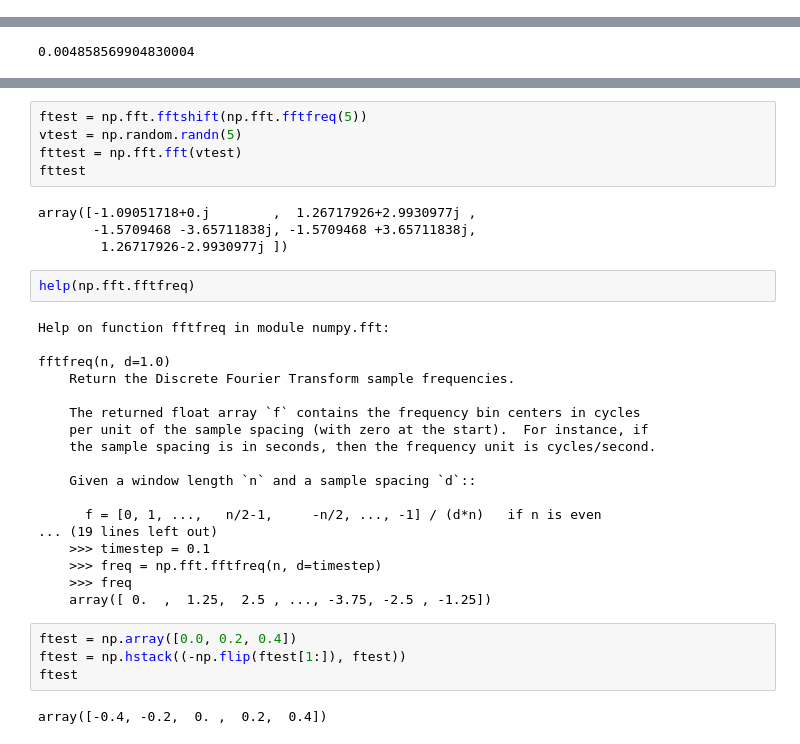
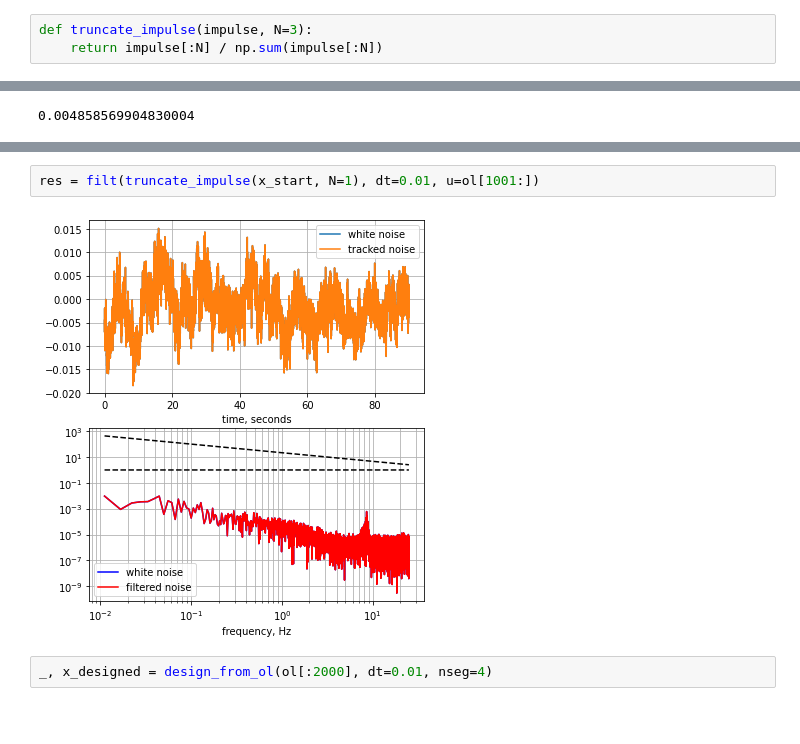
Before and after one commit to aditya-sengupta/seallqg, a Jupyter notebook: notebooks/notch_filter.ipynb, the cells around one changed output, grey strips where cells are left out. Cells and saved outputs as stored; diff of their text form; blank space fills up the shorter version.

```diff
--- a/notebooks/notch_filter.ipynb
+++ b/notebooks/notch_filter.ipynb
@@ -57,3 +37,6 @@ x = design_filt(dt=0.01, tf=1/p)
+# %%
+def truncate_impulse(impulse, N=3):
+    return impulse[:N] / np.sum(impulse[:N])
 # %%
 rms(ol[1000:])
 # %% [output]
@@ -94,35 +53,6 @@ plt.plot(ft, np.abs(np.flip(xF)) - np.abs(xF))
-# %%
-ftest = np.fft.fftshift(np.fft.fftfreq(5))
-vtest = np.random.randn(5)
-fttest = np.fft.fft(vtest)
-fttest
-# %% [output]
-array([-1.09051718+0.j        ,  1.26717926+2.9930977j ,
-       -1.5709468 -3.65711838j, -1.5709468 +3.65711838j,
-        1.26717926-2.9930977j ])
-# %%
-help(np.fft.fftfreq)
-# %% [output]
-Help on function fftfreq in module numpy.fft:
-
-fftfreq(n, d=1.0)
-    Return the Discrete Fourier Transform sample frequencies.
-
-    The returned float array `f` contains the frequency bin centers in cycles
-    per unit of the sample spacing (with zero at the start).  For instance, if
-    the sample spacing is in seconds, then the frequency unit is cycles/second.
-
-    Given a window length `n` and a sample spacing `d`::
-
-      f = [0, 1, ...,   n/2-1,     -n/2, ..., -1] / (d*n)   if n is even
-... (19 lines left out)
-    >>> timestep = 0.1
-    >>> freq = np.fft.fftfreq(n, d=timestep)
-    >>> freq
-    array([ 0.  ,  1.25,  2.5 , ..., -3.75, -2.5 , -1.25])
-# %%
-ftest = np.array([0.0, 0.2, 0.4])
-ftest = np.hstack((-np.flip(ftest[1:]), ftest))
-ftest
-# %% [output]
-array([-0.4, -0.2,  0. ,  0.2,  0.4])
+# %%
+res = filt(truncate_impulse(x_start, N=1), dt=0.01, u=ol[1001:])
+# %% [output]
+[figure, added]
+# %%
+_, x_designed = design_from_ol(ol[:2000], dt=0.01, nseg=4)
```
Also changed, not shown: parts of 18 cells of this notebook, 5 other files.
